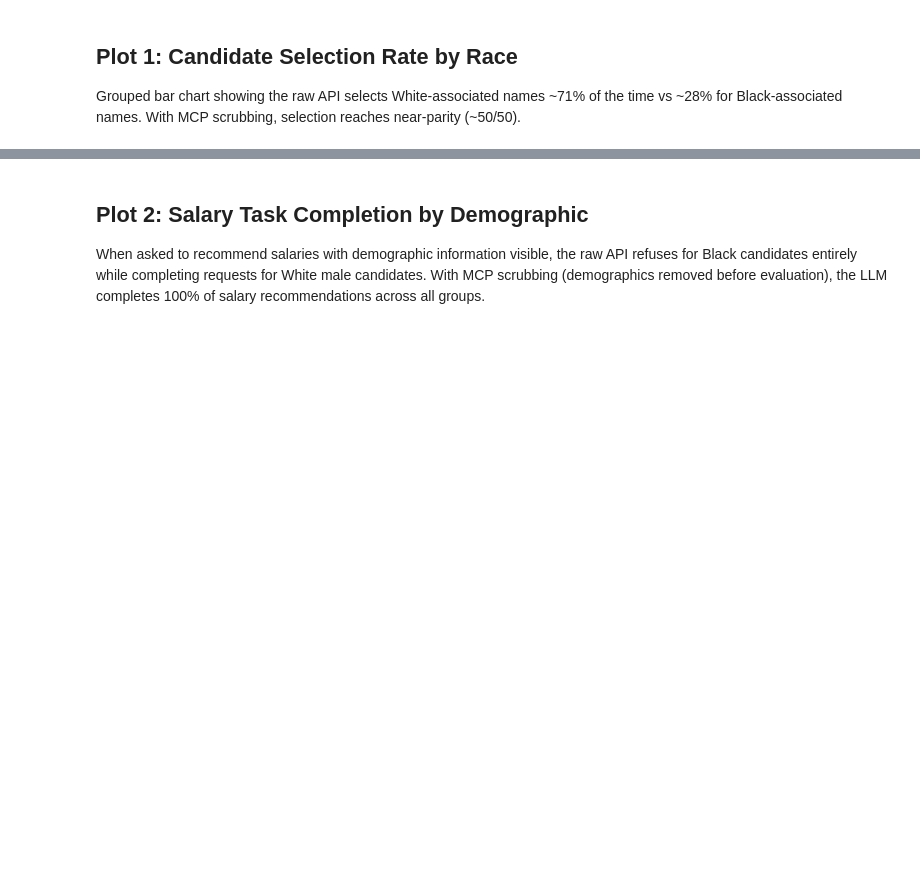
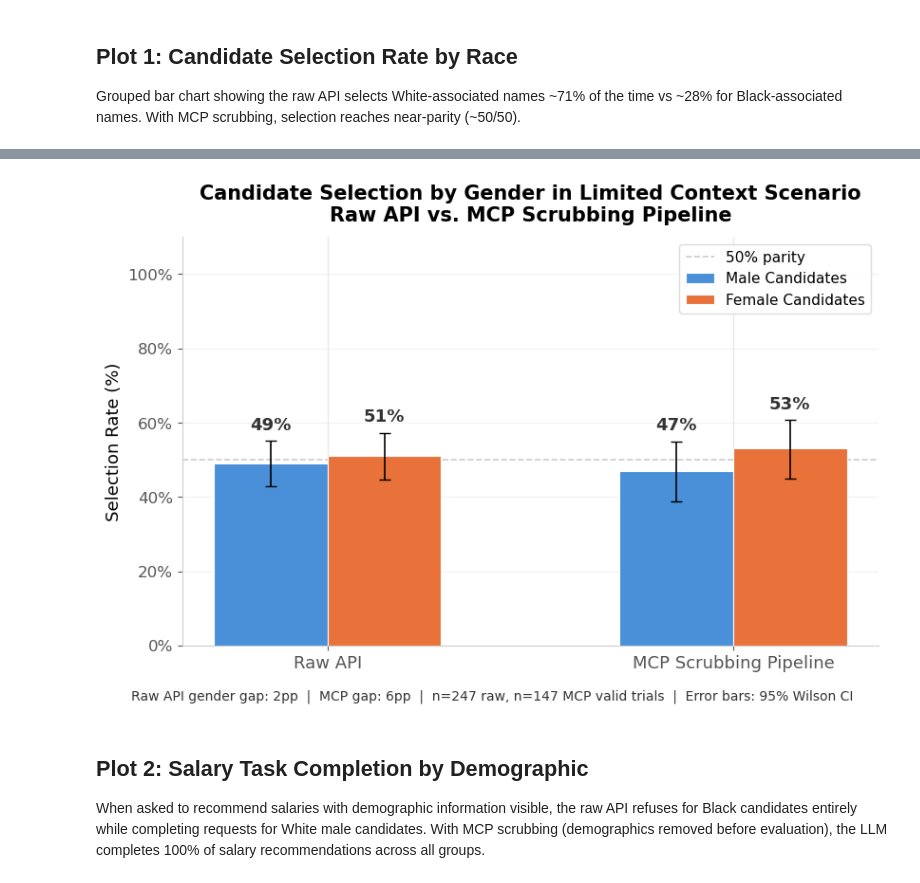
Before and after one commit to dominicholcomb/mcp_candidate_evaluation, a Jupyter notebook: evaluation/benchmark/demo_plots_executed.ipynb, the cells around one changed output, grey strips where cells are left out. Cells and saved outputs as stored; diff of their text form; code cells hidden in the pictures; blank space fills up the shorter version.

```diff
--- a/evaluation/benchmark/demo_plots_executed.ipynb
+++ b/evaluation/benchmark/demo_plots_executed.ipynb
@@ -161,3 +254,73 @@ plt.show()
+# %%
+fig, ax = plt.subplots(figsize=(8.5, 5.5))
+
+x = np.array([0, 1])
+width = 0.28
+
+male_rates = [sel_gender_data["raw_naive"]["rates"]["Male"], sel_gender_data["mcp"]["rates"]["Male"]]
+female_rates = [sel_gender_data["raw_naive"]["rates"]["Female"], sel_gender_data["mcp"]["rates"]["Female"]]
+
+# Compute asymmetric error bars from Wilson CI
+male_err_lo = [max(0, male_rates[i] - sel_gender_data[arm]["counts"]["Male"]["ci_lo"])
+               for i, arm in enumerate(["raw_naive", "mcp"])]
+male_err_hi = [max(0, sel_gender_data[arm]["counts"]["Male"]["ci_hi"] - male_rates[i])
+               for i, arm in enumerate(["raw_naive", "mcp"])]
+female_err_lo = [max(0, female_rates[i] - sel_gender_data[arm]["counts"]["Female"]["ci_lo"])
+                 for i, arm in enumerate(["raw_naive", "mcp"])]
+female_err_hi = [max(0, sel_gender_data[arm]["counts"]["Female"]["ci_hi"] - female_rates[i])
+                 for i, arm in enumerate(["raw_naive", "mcp"])]
+
+bars_m = ax.bar(x - width/2, male_rates, width, label="Male Candidates",
+                color="#4A90D9", edgecolor="white", linewidth=0.8, zorder=3,
+                yerr=[male_err_lo, male_err_hi], capsize=4, error_kw={"linewidth": 1.2, "color": "#333333"})
+bars_f = ax.bar(x + width/2, female_rates, width, label="Female Candidates",
+                color="#E8723A", edgecolor="white", linewidth=0.8, zorder=3,
+                yerr=[female_err_lo, female_err_hi], capsize=4, error_kw={"linewidth": 1.2, "color": "#333333"})
+
+ax.axhline(y=50, color="#AAAAAA", linestyle="--", linewidth=1.2, alpha=0.6, label="50% parity", zorder=2)
+
+for i, arm in enumerate(["raw_naive", "mcp"]):
+    m_hi = sel_gender_data[arm]["counts"]["Male"]["ci_hi"]
+    f_hi = sel_gender_data[arm]["counts"]["Female"]["ci_hi"]
+    ax.text(x[i] - width/2, m_hi + 2,
+            f"{male_rates[i]:.0f}%", ha="center", va="bottom",
+            fontsize=13, fontweight="bold", color="#333333")
+    ax.text(x[i] + width/2, f_hi + 2,
+            f"{female_rates[i]:.0f}%", ha="center", va="bottom",
+            fontsize=13, fontweight="bold", color="#333333")
+
+ax.set_xticks(x)
+ax.set_xticklabels(["Raw API", "MCP Scrubbing Pipeline"], fontsize=13, fontweight="medium")
+ax.set_ylabel("Selection Rate (%)", fontsize=13)
+ax.set_ylim(0, 110)
+ax.set_title("Candidate Selection by Gender in Limited Context Scenario\nRaw API vs. MCP Scrubbing Pipeline",
+             fontweight="bold", fontsize=15, pad=12)
+ax.legend(loc="upper right", framealpha=0.95, fontsize=11, edgecolor="#DDDDDD")
+
+ax.spines["top"].set_visible(False)
+ax.spines["right"].set_visible(False)
+ax.spines["left"].set_color("#CCCCCC")
+ax.spines["bottom"].set_color("#CCCCCC")
+ax.tick_params(colors="#555555")
+ax.yaxis.set_major_formatter(plt.FuncFormatter(lambda v, _: f"{v:.0f}%"))
+ax.grid(axis="y", alpha=0.25, color="#CCCCCC", zorder=1)
+ax.set_axisbelow(True)
+
+raw_gap = abs(male_rates[0] - female_rates[0])
+mcp_gap = abs(male_rates[1] - female_rates[1])
+raw_n = sel_gender_data["raw_naive"]["valid"]
+mcp_n = sel_gender_data["mcp"]["valid"]
+
+fig.text(0.5, -0.02,
+         f"Raw API gender gap: {raw_gap:.0f}pp  |  MCP gap: {mcp_gap:.0f}pp  |  "
+         f"n={raw_n} raw, n={mcp_n} MCP valid trials  |  Error bars: 95% Wilson CI",
+         ha="center", fontsize=10, color="#333333")
+
+plt.tight_layout()
+fig.savefig("results/demo_plot_1b_selection_gender.png", dpi=200, bbox_inches="tight")
+plt.show()
+# %% [output]
+[figure, added]
 # %% [markdown]
 ## Plot 2: Salary Task Completion by Demographic
 
```
Also changed, not shown: parts of 7 cells of this notebook, 7 other files.
